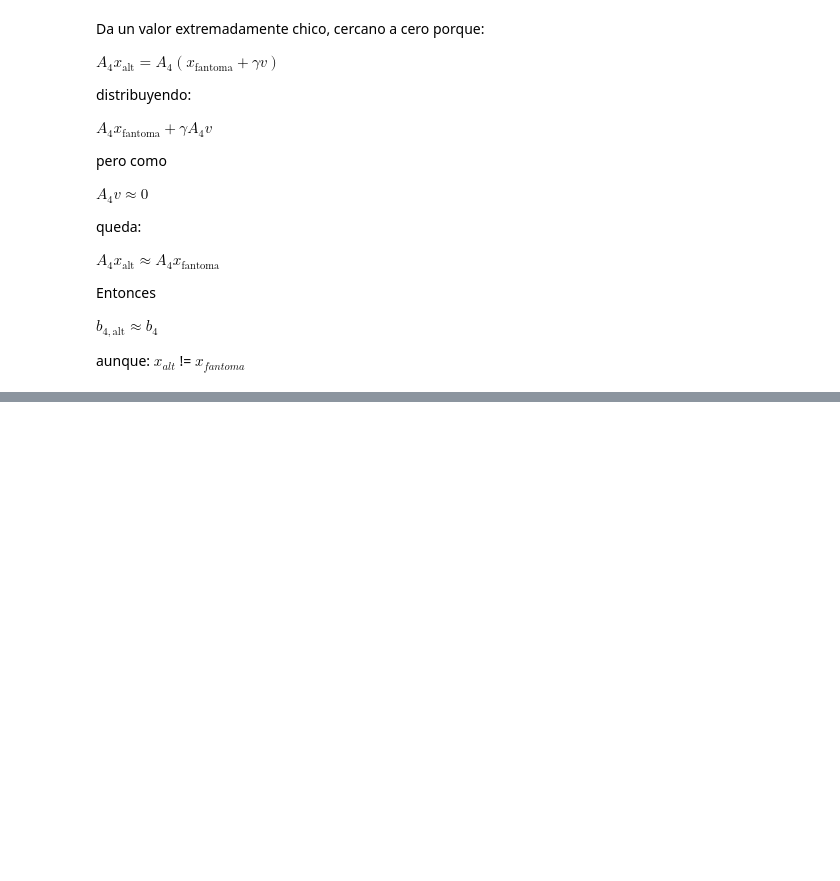
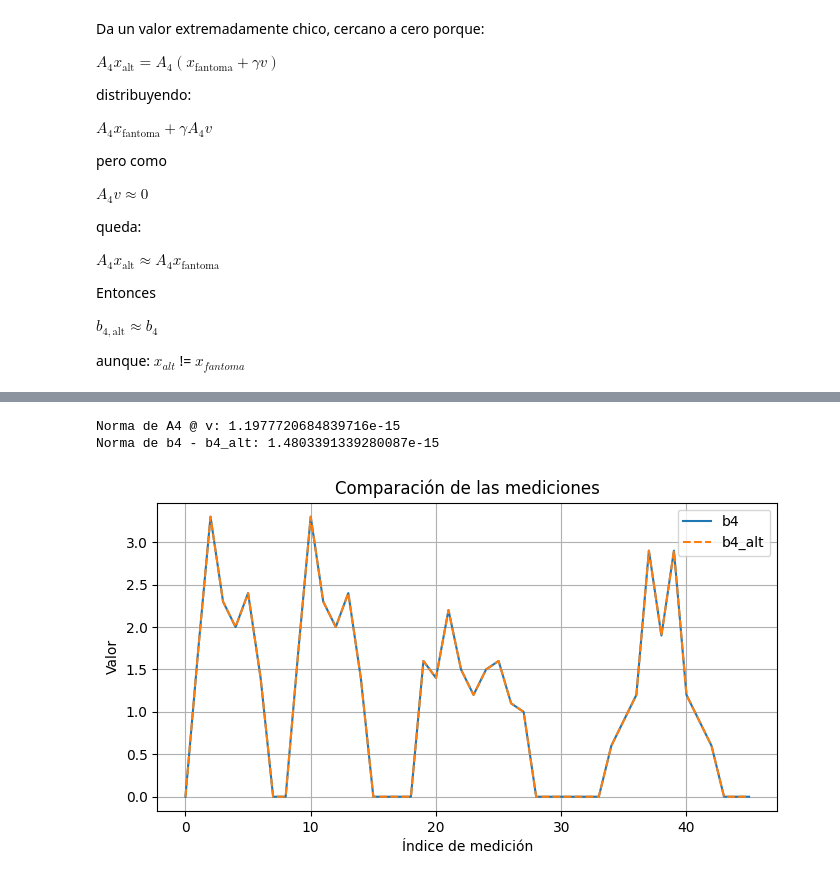
Before and after one commit to lourdesMV/metodos2, a Jupyter notebook: ejercicio_4.ipynb, the cells around one changed output, grey strips where cells are left out. Saved outputs shown, nothing was run; the diff lists cells and outputs as text; code cells hidden in the pictures; blank space fills up the shorter version.

```diff
--- a/ejercicio_4.ipynb
+++ b/ejercicio_4.ipynb
@@ -235,0 +251,23 @@ La imagen alternativa se ve distinta porque le sumamos una componente del espaci
+# %%
+# Mediciones de la imagen original y de la imagen alternativa
+b4 = A4 @ xfantoma
+b4_alt = A4 @ x_alt
+
+print("Norma de A4 @ v:", np.linalg.norm(A4 @ v))
+print("Norma de b4 - b4_alt:", np.linalg.norm(b4 - b4_alt))
+
+plt.figure(figsize=(8, 4))
+plt.plot(b4, label="b4")
+plt.plot(b4_alt, "--", label="b4_alt")
+
+plt.xlabel("Índice de medición")
+plt.ylabel("Valor")
+plt.title("Comparación de las mediciones")
+plt.legend()
+plt.grid()
+
+plt.show()
+# %% [output]
+Norma de A4 @ v: 1.1977720684839716e-15
+Norma de b4 - b4_alt: 1.4803391339280087e-15
+[figure, added]
```
Also changed, not shown: parts of 7 cells of this notebook, 8 other files.
